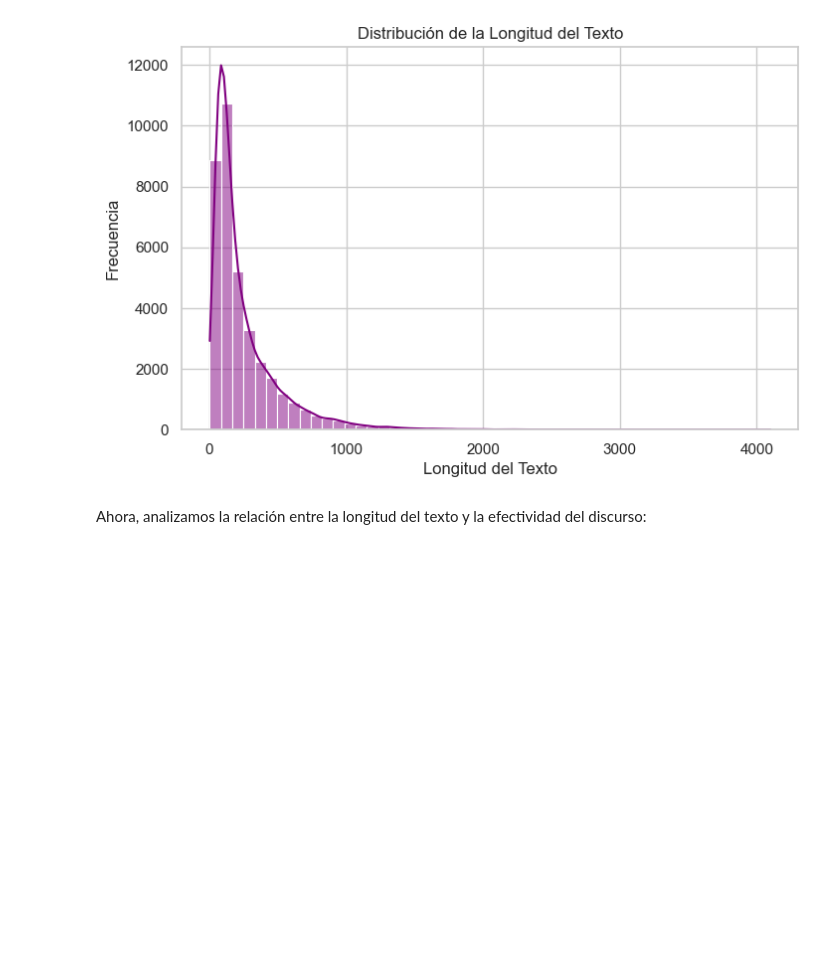
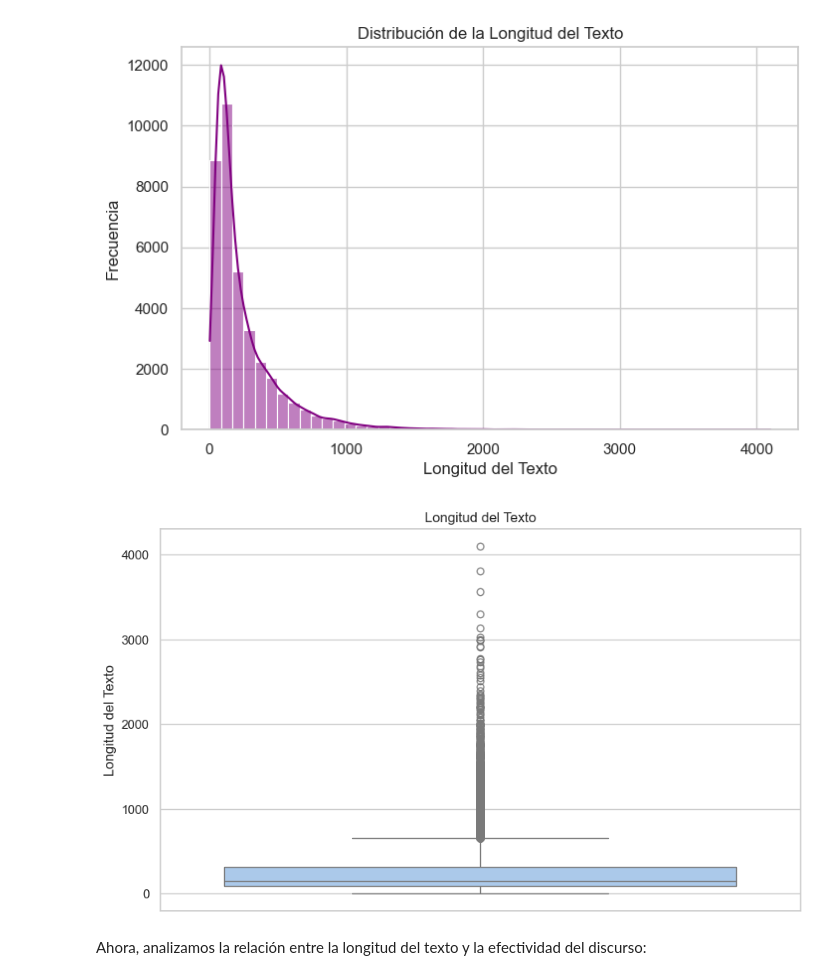
Before and after one commit to UVG-Works-Hub/argument-quality-prediction, a Jupyter notebook: exploratory_analysis.ipynb, the cells around one changed output. Saved outputs shown, nothing was run; the diff lists cells and outputs as text; code cells hidden in the pictures; blank space fills up the shorter version.

```diff
--- a/exploratory_analysis.ipynb
+++ b/exploratory_analysis.ipynb
@@ -268,6 +268,14 @@ plt.ylabel('Frecuencia')
 plt.show()
 # %% [output]
 [figure]
+# %%
+plt.figure(figsize=(10,6))
+sns.boxplot(y='text_length', data=essay_data, palette='pastel')
+plt.title('Longitud del Texto')
+plt.ylabel('Longitud del Texto')
+plt.show()
+# %% [output]
+[figure, added]
 # %% [markdown]
 Ahora, analizamos la relación entre la longitud del texto y la efectividad del discurso:
 # %%
```
Also changed, not shown: parts of 6 cells of this notebook.
